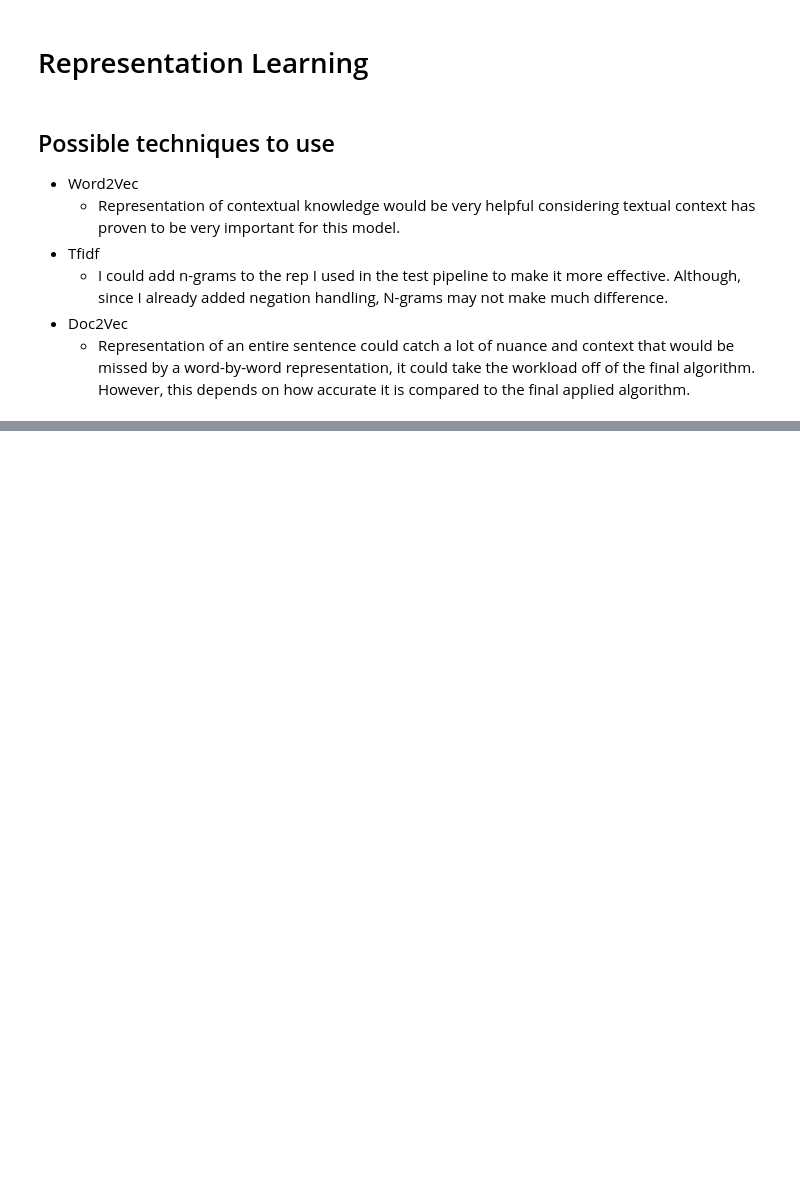
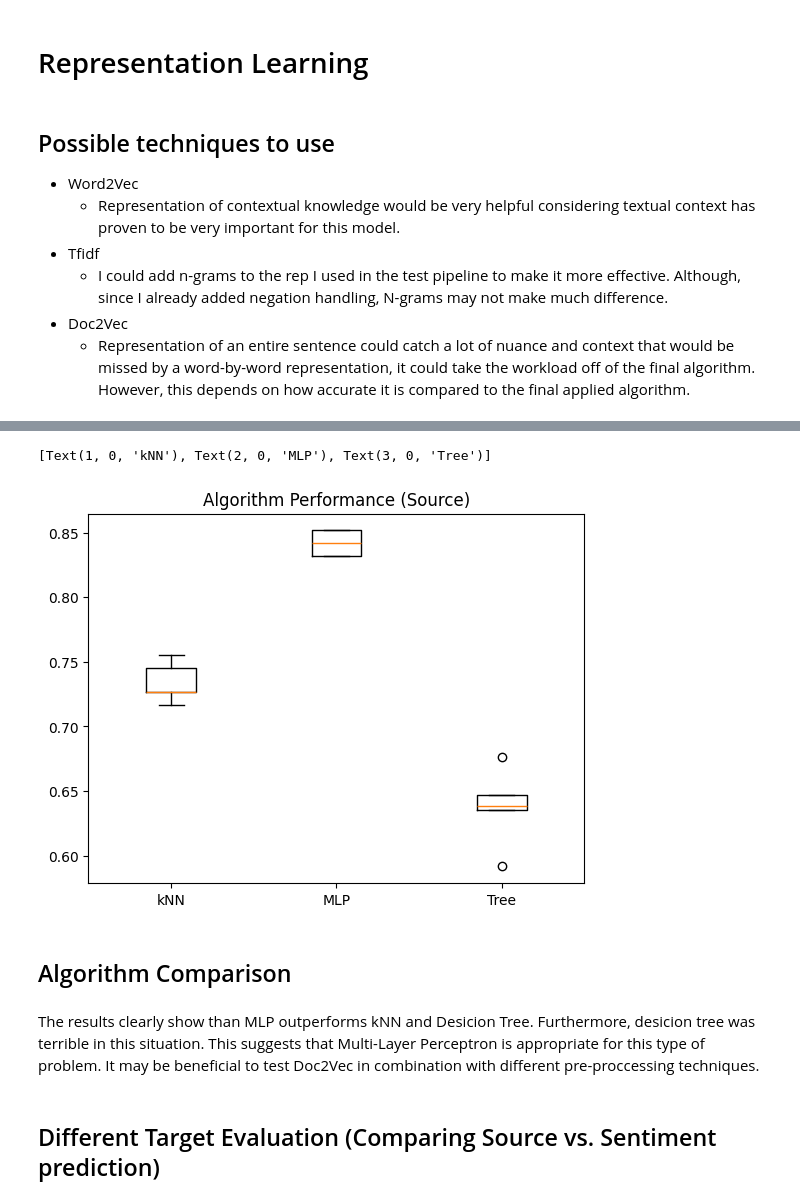
Before and after one commit to ryane-jon/Natural-Language-Processing-Coursework, a Jupyter notebook: NLP_Coursework.ipynb, the cells around one changed output, grey strips where cells are left out. Saved outputs shown, nothing was run; the diff lists cells and outputs as text; code cells hidden in the pictures; blank space fills up the shorter version.

```diff
--- a/NLP_Coursework.ipynb
+++ b/NLP_Coursework.ipynb
@@ -387,0 +418,28 @@ kNN Accuracy: 0.578  MLP Accuracy: 0.6066666666666667
+# %%
+source_knn_score = []
+source_mlp_score = []
+source_dt_score = []
+
+kf = StratifiedKFold(n_splits=5)
+for train, test in kf.split(x,z):
+
+  x_train, x_test, y_train, y_test = x[train], x[test], z[train], z[test]
+
+  knn_pipeline.fit(x_train, y_train)
+  predictions = knn_pipeline.predict(x_test)
+  acc = accuracy_score(predictions, y_test)
+  source_knn_score.append(acc)
+
+  mlp_pipeline.fit(x_train, y_train)
+  predictions = mlp_pipeline.predict(x_test)
+  acc = accuracy_score(predictions, y_test)
+  source_mlp_score.append(acc)
+
+  dt_pipeline.fit(x_train, y_train)
+  predictions = dt_pipeline.predict(x_test)
+  acc = accuracy_score(predictions, y_test)
+  source_dt_score.append(acc)
+
+print("kNN Accuracy: ", np.mean(source_knn_score))
+print("MLP Accuracy: ", np.mean(source_mlp_score))
+print("DT Accuracy: ", np.mean(source_dt_score))
@@ -387,0 +467,21 @@ kNN Accuracy: 0.578  MLP Accuracy: 0.6066666666666667
+# %%
+import matplotlib as plt
+
+acc_scores = []
+acc_scores.append(source_knn_score)
+acc_scores.append(source_mlp_score)
+acc_scores.append(source_dt_score)
+
+fig, ax2 = plt.pyplot.subplots()
+ax2.set_title('Algorithm Performance (Source)')
+ax2.boxplot(acc_scores)
+ax2.set_xticklabels(['kNN', 'MLP', 'Tree'], rotation='horizontal')
+# %% [output]
+[Text(1, 0, 'kNN'), Text(2, 0, 'MLP'), Text(3, 0, 'Tree')]
+[figure, added]
+# %% [markdown]
+## Algorithm Comparison
+# %% [markdown]
+The results clearly show than MLP outperforms kNN and Desicion Tree. Furthermore, desicion tree was terrible in this situation. This suggests that Multi-Layer Perceptron is appropriate for this type of problem. It may be beneficial to test Doc2Vec in combination with different pre-proccessing techniques.
+# %% [markdown]
+## Different Target Evaluation (Comparing Source vs. Sentiment prediction)
```
Also changed, not shown: parts of 14 cells of this notebook.
